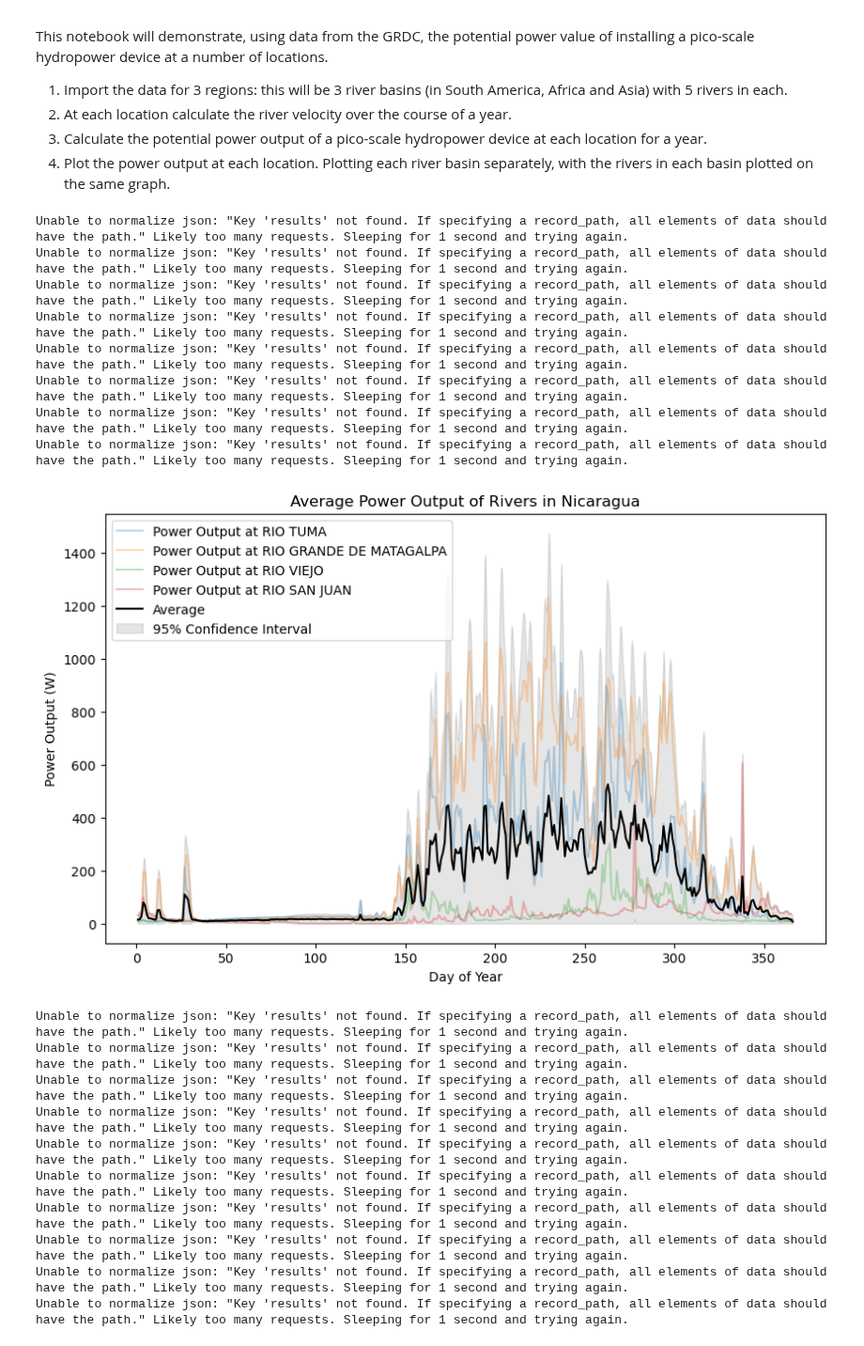
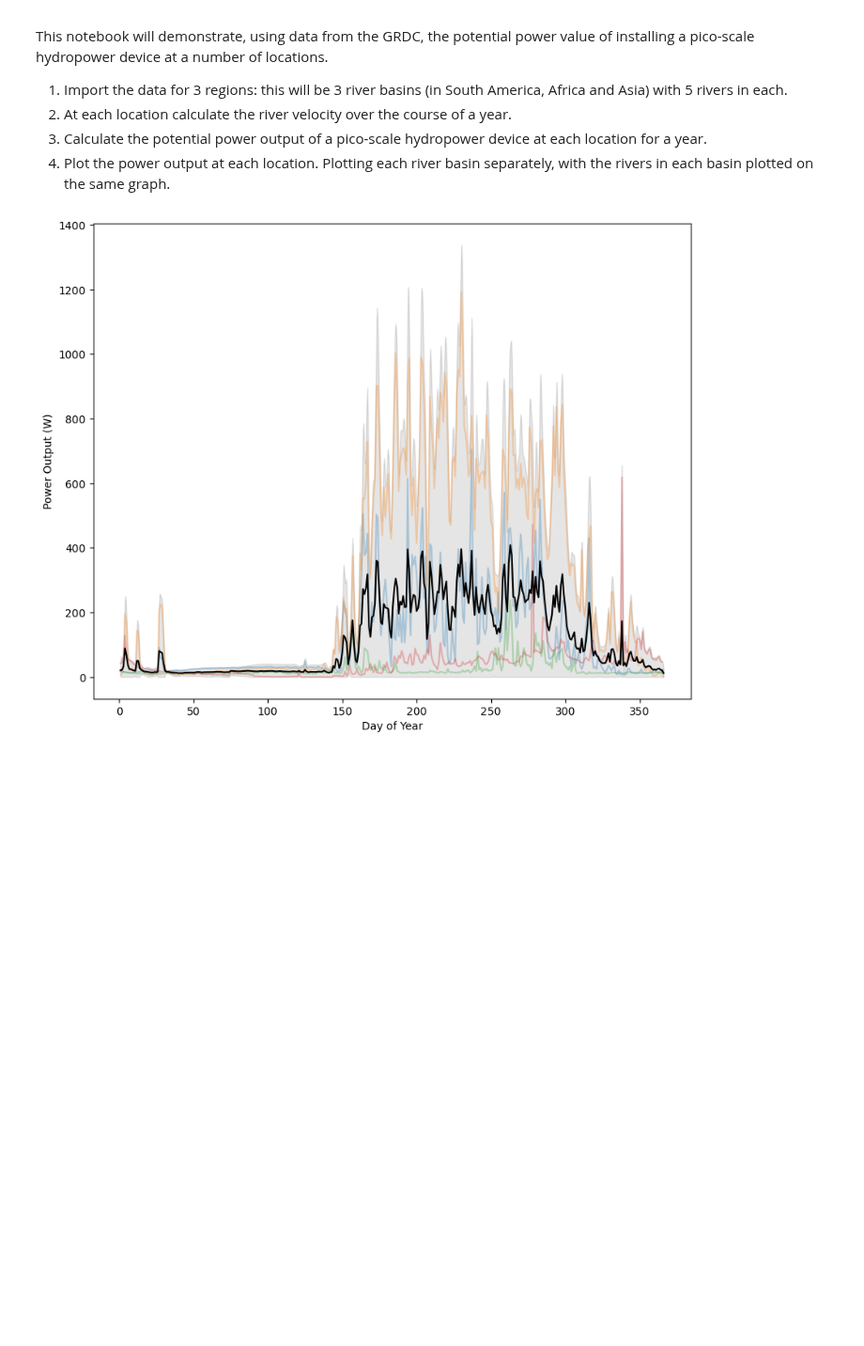
Before and after one commit to pilipb/DP5-code, a Jupyter notebook: site_selection.ipynb, the cells around one changed output. Shown at 94% size. Cells and saved outputs as stored; diff of their text form; code cells hidden in the pictures; blank space fills up the shorter version.

```diff
--- a/site_selection.ipynb
+++ b/site_selection.ipynb
@@ -77,7 +77,8 @@ for region, rivers in zip(['Nicaragua', 'Sierra Leone / Liberia', 'Myanmar / Ban
         # calculate slope to use to calc velocity
         lat1 = station_info['Latitude (DD)']
         long1 = station_info['Longitude (DD)']
-        S = calc_slope(lat1, long1, 0.001)
+        # S = calc_slope(lat1, long1, 0.001)
+        S = 0.04
         Q = parsed_data['Value'].mean() # average discharge m^3/s
         W = width # width in meters
         D = (Q / (W**1.02 * S**0.35))**(1/1.74) # depth in meters
@@ -104,7 +105,7 @@ for region, rivers in zip(['Nicaragua', 'Sierra Leone / Liberia', 'Myanmar / Ban
     # make an overall average
     df_avg['Average'] = df_avg.mean(axis=1)
 
-    plt.figure(figsize=(10,6))
+    plt.figure(figsize=(10,8))
     # plot the individual columns as a confidence interval
     for column in df_avg.columns[:-1]:
         plt.plot(df_avg.index, df_avg[column], label=column, alpha=0.3)
@@ -113,51 +114,33 @@ for region, rivers in zip(['Nicaragua', 'Sierra Leone / Liberia', 'Myanmar / Ban
     # plot the 95% confidence interval as a solid fill with more resolution by interpolating the data
     x = df_avg.index
     y_avg = df_avg['Average']
     y_std = df_avg.std(axis=1)
     n = len(x)
 
     # Calculate the standard error
     se = y_std
 
     # Calculate the upper and lower bounds of the confidence interval
     y1 = y_avg + se * 1.96
     y2 = y_avg - se * 1.96
 
     # Create the spline functions
     spl = spline(x, y1, k=3)
     spl2 = spline(x, y2, k=3)
 
     x2 = np.linspace(x.min(), x.max(), 1000)
     y3 = spl(x2)
     y4 = spl2(x2)
 
     y3 = np.maximum(y3, 0)
     y4 = np.maximum(y4, 0)
 
     plt.fill_between(x2, y3, y4, color='k', alpha=0.1, label='95% Confidence Interval')
 
-    plt.title('Average Power Output of Rivers in ' + region)
+    # plt.title('Average Power Output of Rivers in ' + region)
     plt.ylabel('Power Output (W)')
     plt.xlabel('Day of Year')
-    plt.legend()
+    # plt.legend()
     plt.show()
 # %% [output]
-Unable to normalize json: "Key 'results' not found. If specifying a record_path, all elements of data should have the path." Likely too many requests. Sleeping for 1 second and trying again.
-Unable to normalize json: "Key 'results' not found. If specifying a record_path, all elements of data should have the path." Likely too many requests. Sleeping for 1 second and trying again.
-Unable to normalize json: "Key 'results' not found. If specifying a record_path, all elements of data should have the path." Likely too many requests. Sleeping for 1 second and trying again.
-Unable to normalize json: "Key 'results' not found. If specifying a record_path, all elements of data should have the path." Likely too many requests. Sleeping for 1 second and trying again.
-Unable to normalize json: "Key 'results' not found. If specifying a record_path, all elements of data should have the path." Likely too many requests. Sleeping for 1 second and trying again.
-Unable to normalize json: "Key 'results' not found. If specifying a record_path, all elements of data should have the path." Likely too many requests. Sleeping for 1 second and trying again.
-Unable to normalize json: "Key 'results' not found. If specifying a record_path, all elements of data should have the path." Likely too many requests. Sleeping for 1 second and trying again.
-Unable to normalize json: "Key 'results' not found. If specifying a record_path, all elements of data should have the path." Likely too many requests. Sleeping for 1 second and trying again.
-[figure, old version]
+[figure, new version]
-Unable to normalize json: "Key 'results' not found. If specifying a record_path, all elements of data should have the path." Likely too many requests. Sleeping for 1 second and trying again.
-Unable to normalize json: "Key 'results' not found. If specifying a record_path, all elements of data should have the path." Likely too many requests. Sleeping for 1 second and trying again.
-Unable to normalize json: "Key 'results' not found. If specifying a record_path, all elements of data should have the path." Likely too many requests. Sleeping for 1 second and trying again.
-Unable to normalize json: "Key 'results' not found. If specifying a record_path, all elements of data should have the path." Likely too many requests. Sleeping for 1 second and trying again.
-Unable to normalize json: "Key 'results' not found. If specifying a record_path, all elements of data should have the path." Likely too many requests. Sleeping for 1 second and trying again.
-Unable to normalize json: "Key 'results' not found. If specifying a record_path, all elements of data should have the path." Likely too many requests. Sleeping for 1 second and trying again.
-Unable to normalize json: "Key 'results' not found. If specifying a record_path, all elements of data should have the path." Likely too many requests. Sleeping for 1 second and trying again.
-Unable to normalize json: "Key 'results' not found. If specifying a record_path, all elements of data should have the path." Likely too many requests. Sleeping for 1 second and trying again.
-Unable to normalize json: "Key 'results' not found. If specifying a record_path, all elements of data should have the path." Likely too many requests. Sleeping for 1 second and trying again.
-Unable to normalize json: "Key 'results' not found. If specifying a record_path, all elements of data should have the path." Likely too many requests. Sleeping for 1 second and trying again.
```
Also changed, not shown: parts of 1 cell of this notebook.
